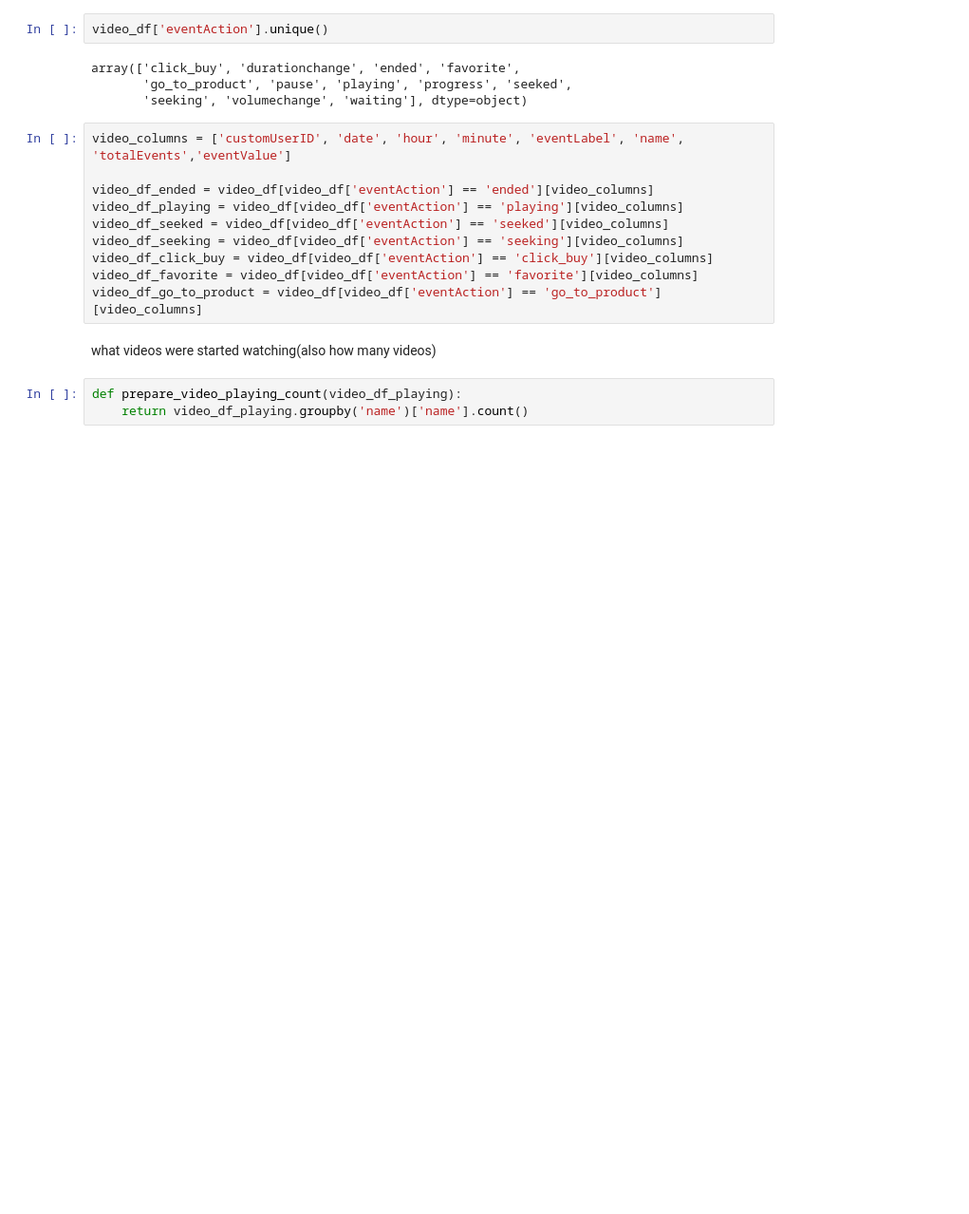
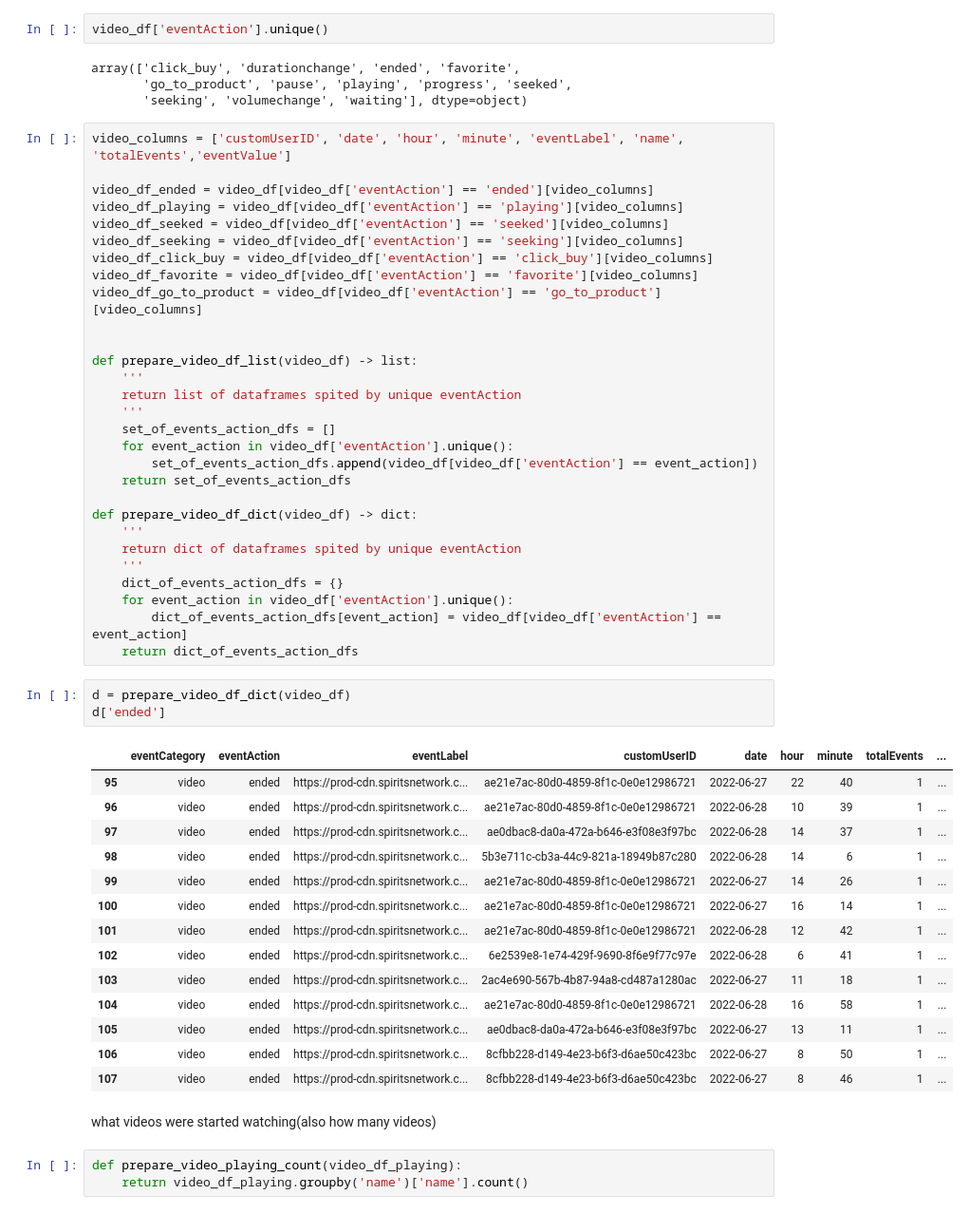
Before and after one commit to Vladykart/spirit_dashboard, a Jupyter notebook: notebooks/to_mongo_db.ipynb, the cells around one changed output. Shown at 95% size. Saved outputs shown, nothing was run; the diff lists cells and outputs as text; blank space fills up the shorter version.

```diff
--- a/notebooks/to_mongo_db.ipynb
+++ b/notebooks/to_mongo_db.ipynb
@@ -192,6 +194,43 @@ video_df_seeking = video_df[video_df['eventAction'] == 'seeking'][video_columns]
 video_df_click_buy = video_df[video_df['eventAction'] == 'click_buy'][video_columns]
 video_df_favorite = video_df[video_df['eventAction'] == 'favorite'][video_columns]
 video_df_go_to_product = video_df[video_df['eventAction'] == 'go_to_product'][video_columns]
+
+
+def prepare_video_df_list(video_df) -> list:
+    '''
+    return list of dataframes spited by unique eventAction
+    '''
+    set_of_events_action_dfs = []
+    for event_action in video_df['eventAction'].unique():
+        set_of_events_action_dfs.append(video_df[video_df['eventAction'] == event_action])
+    return set_of_events_action_dfs
+
+def prepare_video_df_dict(video_df) -> dict:
+    '''
+    return dict of dataframes spited by unique eventAction
+    '''
+    dict_of_events_action_dfs = {}
+    for event_action in video_df['eventAction'].unique():
+        dict_of_events_action_dfs[event_action] = video_df[video_df['eventAction'] == event_action]
+    return dict_of_events_action_dfs
+# %%
+d = prepare_video_df_dict(video_df)
+d['ended']
+# %% [output]
+|  | eventCategory | eventAction | eventLabel | customUserID | date | hour | minute | totalEvents | ... |
+| 95 | video | ended | https://prod-cdn.spiritsnetwork.c... | ae21e7ac-80d0-4859-8f1c-0e0e12986721 | 2022-06-27 | 22 | 40 | 1 | ... |
+| 96 | video | ended | https://prod-cdn.spiritsnetwork.c... | ae21e7ac-80d0-4859-8f1c-0e0e12986721 | 2022-06-28 | 10 | 39 | 1 | ... |
+| 97 | video | ended | https://prod-cdn.spiritsnetwork.c... | ae0dbac8-da0a-472a-b646-e3f08e3f97bc | 2022-06-28 | 14 | 37 | 1 | ... |
+| 98 | video | ended | https://prod-cdn.spiritsnetwork.c... | 5b3e711c-cb3a-44c9-821a-18949b87c280 | 2022-06-28 | 14 | 6 | 1 | ... |
+| 99 | video | ended | https://prod-cdn.spiritsnetwork.c... | ae21e7ac-80d0-4859-8f1c-0e0e12986721 | 2022-06-27 | 14 | 26 | 1 | ... |
+| 100 | video | ended | https://prod-cdn.spiritsnetwork.c... | ae21e7ac-80d0-4859-8f1c-0e0e12986721 | 2022-06-27 | 16 | 14 | 1 | ... |
+| 101 | video | ended | https://prod-cdn.spiritsnetwork.c... | ae21e7ac-80d0-4859-8f1c-0e0e12986721 | 2022-06-28 | 12 | 42 | 1 | ... |
+| 102 | video | ended | https://prod-cdn.spiritsnetwork.c... | 6e2539e8-1e74-429f-9690-8f6e9f77c97e | 2022-06-28 | 6 | 41 | 1 | ... |
+| 103 | video | ended | https://prod-cdn.spiritsnetwork.c... | 2ac4e690-567b-4b87-94a8-cd487a1280ac | 2022-06-27 | 11 | 18 | 1 | ... |
+| 104 | video | ended | https://prod-cdn.spiritsnetwork.c... | ae21e7ac-80d0-4859-8f1c-0e0e12986721 | 2022-06-28 | 16 | 58 | 1 | ... |
+| 105 | video | ended | https://prod-cdn.spiritsnetwork.c... | ae0dbac8-da0a-472a-b646-e3f08e3f97bc | 2022-06-27 | 13 | 11 | 1 | ... |
+| 106 | video | ended | https://prod-cdn.spiritsnetwork.c... | 8cfbb228-d149-4e23-b6f3-d6ae50c423bc | 2022-06-27 | 8 | 50 | 1 | ... |
+| 107 | video | ended | https://prod-cdn.spiritsnetwork.c... | 8cfbb228-d149-4e23-b6f3-d6ae50c423bc | 2022-06-27 | 8 | 46 | 1 | ... |
 # %% [markdown]
 what videos were started watching(also how many videos)
 # %%
```
Also changed, not shown: parts of 2 cells of this notebook, 2 other files.
